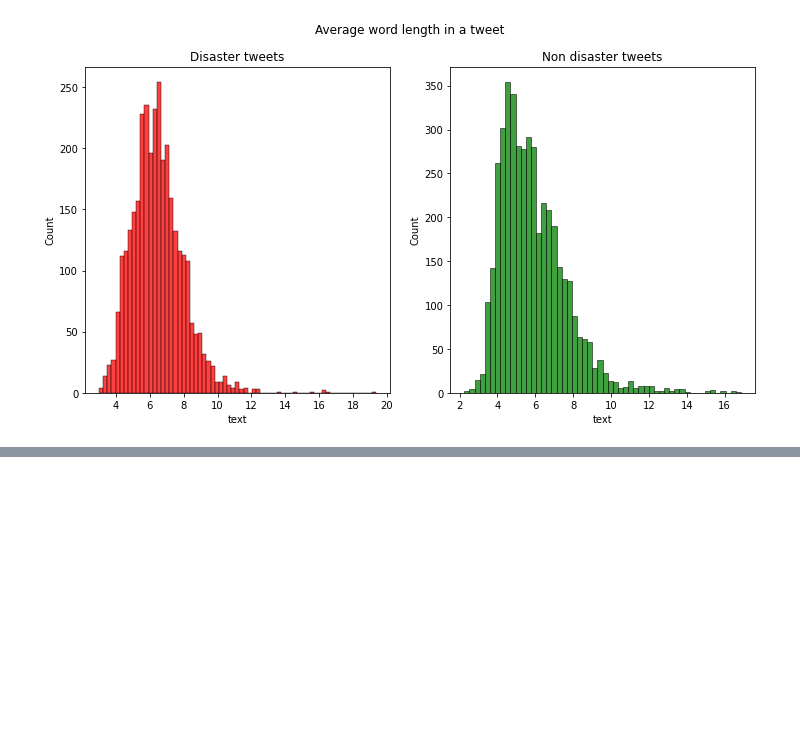
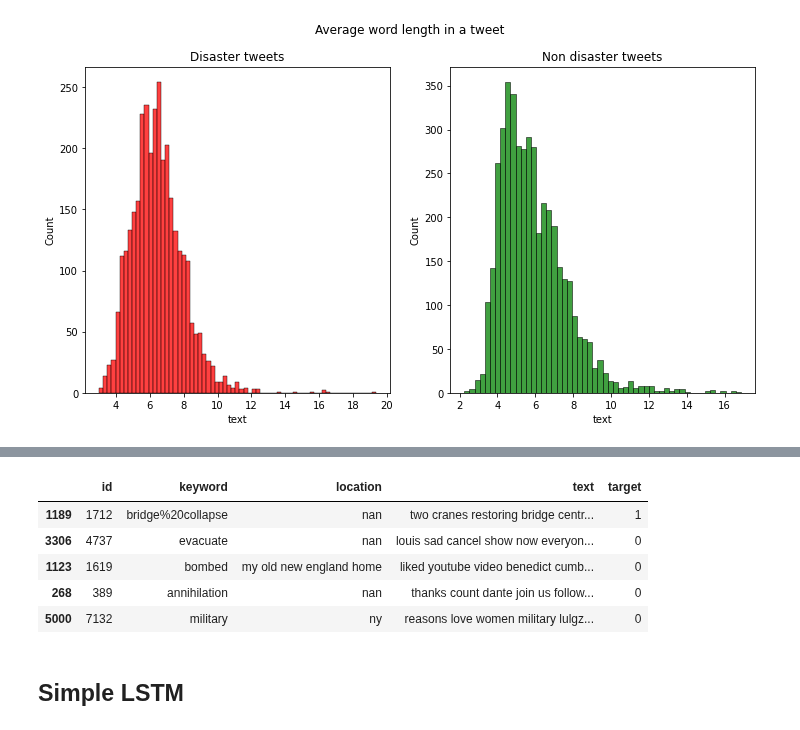
Before and after one commit to pranshudiwan/NLP_CS_6200, a Jupyter notebook: NLP_LSTM.ipynb, the cells around one changed output, grey strips where cells are left out. Drawn from its saved outputs; the diff is of its cells as text; code cells hidden in the pictures; blank space fills up the shorter version.

Commit message:
data cleaning

```diff
--- a/NLP_LSTM.ipynb
+++ b/NLP_LSTM.ipynb
@@ -99,0 +117,9 @@ plt.show()
+# %%
+def remove_punctuation(data):
+    return data.translate(str.maketrans('', '', string.punctuation))
+# %%
+def remove_stopwords(data):
+    return ' '.join([word for word in data.split() if word not in wordcloud.STOPWORDS]) # using wordcloud stopwords instead of nltk stopwords
+# %%
+def remove_non_alphabet(data):
+    return ' '.join([word for word in data.split() if word.isalpha()])
@@ -99,0 +140,11 @@ plt.show()
+# %%
+def remove_emoji(text):
+    emoji_pattern = re.compile("["
+                           u"\U0001F600-\U0001F64F"  # emoticons
+                           u"\U0001F300-\U0001F5FF"  # symbols & pictographs
+                           u"\U0001F680-\U0001F6FF"  # transport & map symbols
+                           u"\U0001F1E0-\U0001F1FF"  # flags (iOS)
+                           u"\U00002702-\U000027B0"
+                           u"\U000024C2-\U0001F251"
+                           "]+", flags=re.UNICODE)
+    return emoji_pattern.sub(r'', text)
@@ -99,0 +427,23 @@ plt.show()
+# %%
+# CLEAN TRAIN DATA
+
+train = train.apply(lambda x: x.astype(str).str.lower())
+
+train['text'] = train['text'].apply(remove_punctuation)
+train['text'] = train['text'].apply(remove_stopwords)
+train['text'] = train['text'].apply(remove_non_alphabet)
+# train['text'] = train['text'].apply(correct_spellings)
+train['text']=train['text'].apply(lambda x: remove_emoji(x))
+## !Need to change variable names and abbrevations as appropriate
+train["text"] = train["text"].apply(lambda x: expand_slang_abbr_acronyms(x))
+
+train.sample(5)
+# %% [output]
+|  | id | keyword | location | text | target |
+| 1189 | 1712 | bridge%20collapse | nan | two cranes restoring bridge centr... | 1 |
+| 3306 | 4737 | evacuate | nan | louis sad cancel show now everyon... | 0 |
+| 1123 | 1619 | bombed | my old new england home | liked youtube video benedict cumb... | 0 |
+| 268 | 389 | annihilation | nan | thanks count dante join us follow... | 0 |
+| 5000 | 7132 | military | ny | reasons love women military lulgz... | 0 |
+# %% [markdown]
+## Simple LSTM
```
Also changed, not shown: parts of 6 cells of this notebook.
